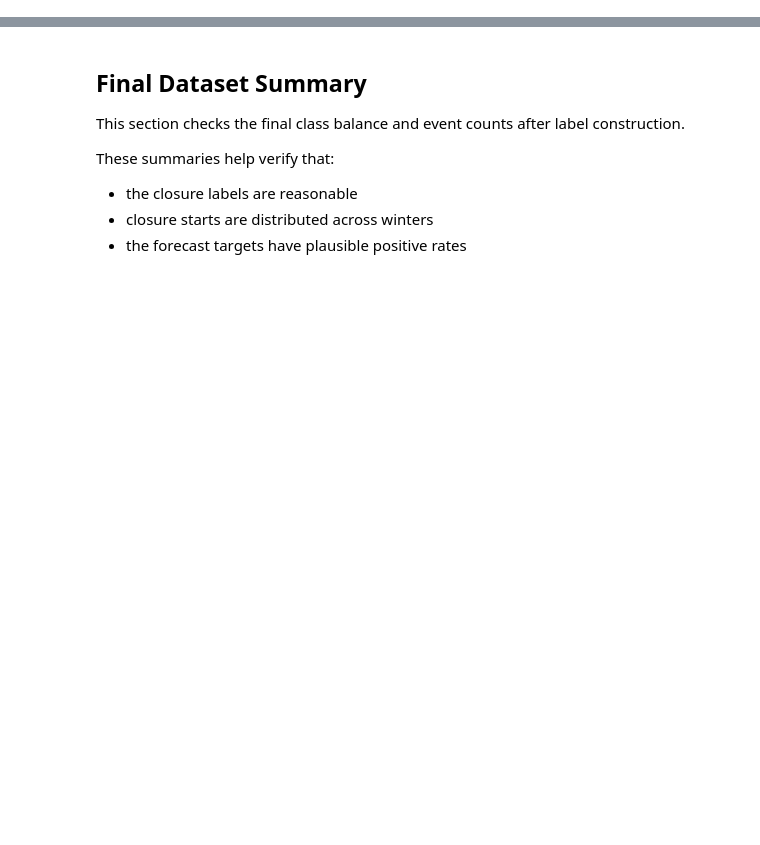
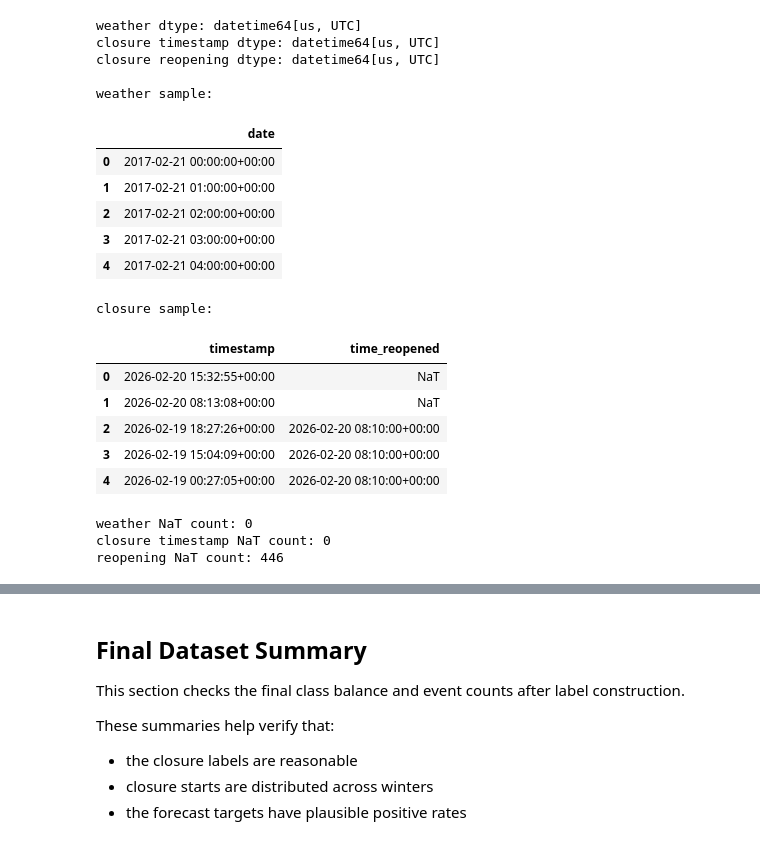
Before and after one commit to PinkyHuddy/road_project, a Jupyter notebook: main/notebooks/1_closure_weather_merging.ipynb, the cells around one changed output, grey strips where cells are left out. Saved outputs shown, nothing was run; the diff lists cells and outputs as text; code cells hidden in the pictures; blank space fills up the shorter version.

```diff
--- a/main/notebooks/1_closure_weather_merging.ipynb
+++ b/main/notebooks/1_closure_weather_merging.ipynb
@@ -93 +43,31 @@ weather columns: ['date', 'temperature_2m', 'cloud_cover', 'cloud_cover_low', 'c
+# %%
+import pandas as pd
+import numpy as np
+from pathlib import Path
+
+from main import utils
+
+PROJECT_ROOT = Path.cwd().resolve().parents[1]
+CLOSURE_PATH = PROJECT_ROOT / "facebook" / "data" / "manual_closure_or_reopening_times_finished.xlsx"
+WEATHER_PATH = PROJECT_ROOT / "weather" / "historical_weather_date.csv"
+
+closure_df = pd.read_excel(CLOSURE_PATH)
+weather_df = pd.read_csv(WEATHER_PATH)
+
+weather_df = weather_df.drop(columns=["Unnamed: 0"], errors="ignore")
+
+# Weather timestamps: parse and keep timezone awareness
+weather_df["date"] = pd.to_datetime(weather_df["date"], utc=True, errors="coerce")
+
+# Closure timestamps: parse first
+closure_df["timestamp"] = pd.to_datetime(closure_df["timestamp"], errors="coerce")
+closure_df["time_reopened"] = pd.to_datetime(closure_df["time_reopened"], errors="coerce")
+
+# If closure times were recorded in local California time, localize them first
+closure_df["timestamp"] = closure_df["timestamp"].dt.tz_localize("America/Los_Angeles")
+closure_df["time_reopened"] = closure_df["time_reopened"].dt.tz_localize("America/Los_Angeles")
+
+# Convert closure times to the same timezone as weather
+closure_df["timestamp"] = closure_df["timestamp"].dt.tz_convert("UTC")
+closure_df["time_reopened"] = closure_df["time_reopened"].dt.tz_convert("UTC")
 # %%
@@ -112,3 +115,40 @@ datetime64[us]
+# %%
+print("weather dtype:", weather_df["date"].dtype)
+print("closure timestamp dtype:", closure_df["timestamp"].dtype)
+print("closure reopening dtype:", closure_df["time_reopened"].dtype)
+
+print("\nweather sample:")
+display(weather_df[["date"]].head())
+
+print("\nclosure sample:")
+display(closure_df[["timestamp", "time_reopened"]].head())
+# %% [output]
+weather dtype: datetime64[us, UTC]
+closure timestamp dtype: datetime64[us, UTC]
+closure reopening dtype: datetime64[us, UTC]
+
+weather sample:
+|  | date |
+| 0 | 2017-02-21 00:00:00+00:00 |
+| 1 | 2017-02-21 01:00:00+00:00 |
+| 2 | 2017-02-21 02:00:00+00:00 |
+| 3 | 2017-02-21 03:00:00+00:00 |
+| 4 | 2017-02-21 04:00:00+00:00 |
+closure sample:
+|  | timestamp | time_reopened |
+| 0 | 2026-02-20 15:32:55+00:00 | NaT |
+| 1 | 2026-02-20 08:13:08+00:00 | NaT |
+| 2 | 2026-02-19 18:27:26+00:00 | 2026-02-20 08:10:00+00:00 |
+| 3 | 2026-02-19 15:04:09+00:00 | 2026-02-20 08:10:00+00:00 |
+| 4 | 2026-02-19 00:27:05+00:00 | 2026-02-20 08:10:00+00:00 |
+# %%
+print("weather NaT count:", weather_df["date"].isna().sum())
+print("closure timestamp NaT count:", closure_df["timestamp"].isna().sum())
+print("reopening NaT count:", closure_df["time_reopened"].isna().sum())
+# %% [output]
+weather NaT count: 0
+closure timestamp NaT count: 0
+reopening NaT count: 446
 # %% [markdown]
 ## Build Raw Closure Intervals
 
```
Also changed, not shown: parts of 35 cells of this notebook, 4 other files.
